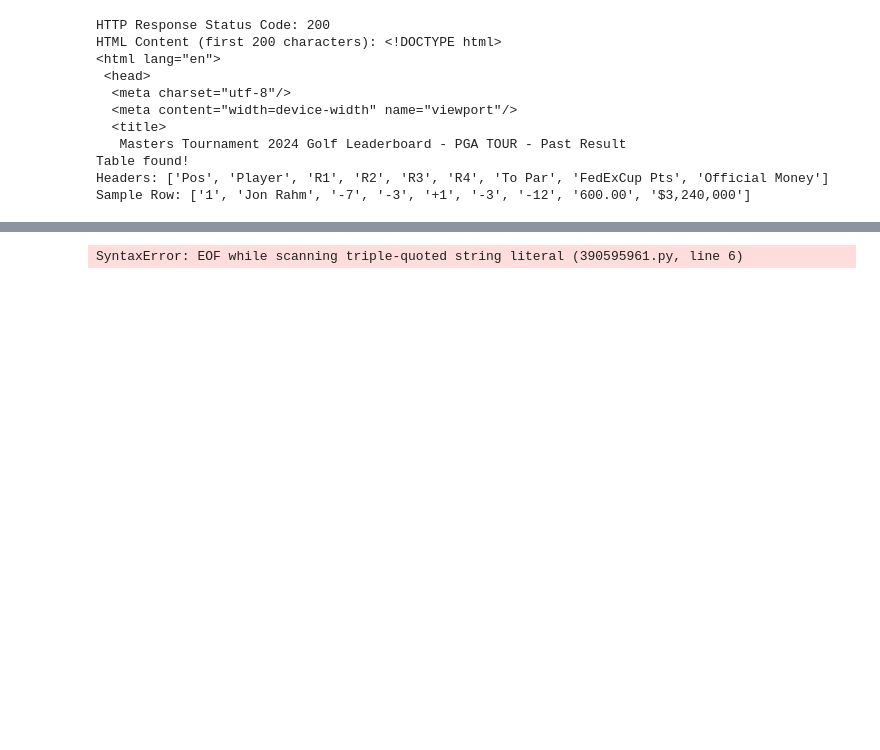
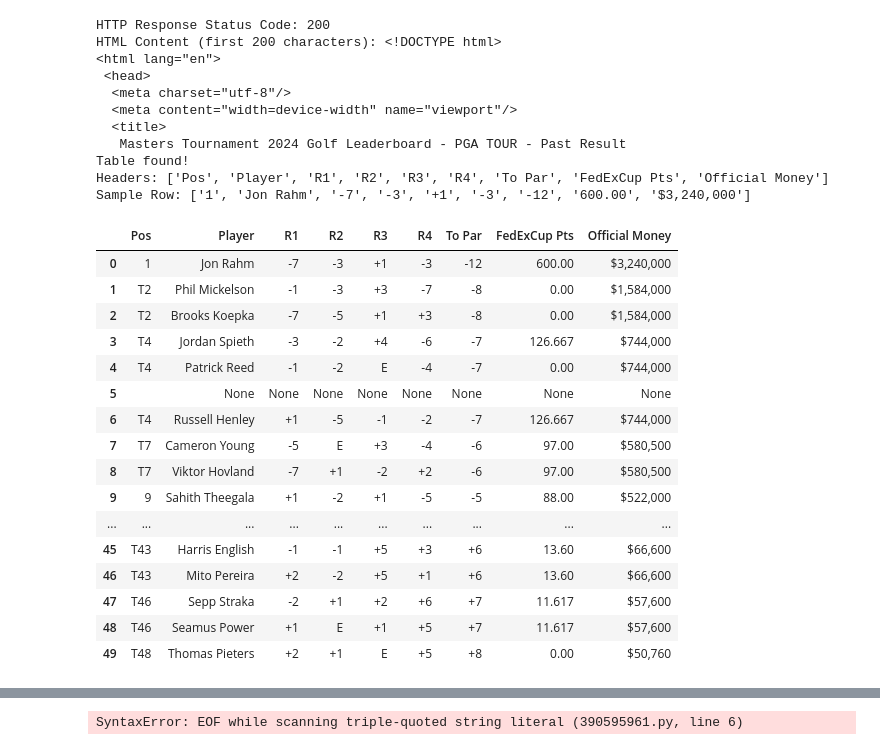
Before and after one commit to kylestrougo/chichi, a Jupyter notebook: sandbox.ipynb, the cells around one changed output, grey strips where cells are left out. Saved outputs shown, nothing was run; the diff lists cells and outputs as text; code cells hidden in the pictures; blank space fills up the shorter version.

```diff
--- a/sandbox.ipynb
+++ b/sandbox.ipynb
@@ -53,15 +54,23 @@ HTML Content (first 200 characters): <!DOCTYPE html>
 Table found!
 Headers: ['Pos', 'Player', 'R1', 'R2', 'R3', 'R4', 'To Par', 'FedExCup Pts', 'Official Money']
 Sample Row: ['1', 'Jon Rahm', '-7', '-3', '+1', '-3', '-12', '600.00', '$3,240,000']
-# %%
-# cleaning
-df.drop(columns=['FedExCup Pts','Official Money'], inplace=True)
-df['Index'] = df.index
-df.set_index('Index', inplace=True)
-
-df.replace('', np.nan, inplace=True)
-df.dropna(axis=0, how='any', inplace=True)
-df['Player'] = df['Player'].str.replace(' \(a\)', '', regex=True)
-df = df[~df['Pos'].str.contains('CUT')]
-columns_to_replace = ['R1', 'R2', 'R3', 'R4', 'To Par']
-df[columns_to_replace] = df[columns_to_replace].replace('E', '0')
+# %%
+df.head(50)
+# %% [output]
+|  | Pos | Player | R1 | R2 | R3 | R4 | To Par | FedExCup Pts | Official Money |
+| 0 | 1 | Jon Rahm | -7 | -3 | +1 | -3 | -12 | 600.00 | $3,240,000 |
+| 1 | T2 | Phil Mickelson | -1 | -3 | +3 | -7 | -8 | 0.00 | $1,584,000 |
+| 2 | T2 | Brooks Koepka | -7 | -5 | +1 | +3 | -8 | 0.00 | $1,584,000 |
+| 3 | T4 | Jordan Spieth | -3 | -2 | +4 | -6 | -7 | 126.667 | $744,000 |
+| 4 | T4 | Patrick Reed | -1 | -2 | E | -4 | -7 | 0.00 | $744,000 |
+| 5 |  | None | None | None | None | None | None | None | None |
+| 6 | T4 | Russell Henley | +1 | -5 | -1 | -2 | -7 | 126.667 | $744,000 |
+| 7 | T7 | Cameron Young | -5 | E | +3 | -4 | -6 | 97.00 | $580,500 |
+| 8 | T7 | Viktor Hovland | -7 | +1 | -2 | +2 | -6 | 97.00 | $580,500 |
+| 9 | 9 | Sahith Theegala | +1 | -2 | +1 | -5 | -5 | 88.00 | $522,000 |
+| ... | ... | ... | ... | ... | ... | ... | ... | ... | ... |
+| 45 | T43 | Harris English | -1 | -1 | +5 | +3 | +6 | 13.60 | $66,600 |
+| 46 | T43 | Mito Pereira | +2 | -2 | +5 | +1 | +6 | 13.60 | $66,600 |
+| 47 | T46 | Sepp Straka | -2 | +1 | +2 | +6 | +7 | 11.617 | $57,600 |
+| 48 | T46 | Seamus Power | +1 | E | +1 | +5 | +7 | 11.617 | $57,600 |
+| 49 | T48 | Thomas Pieters | +2 | +1 | E | +5 | +8 | 0.00 | $50,760 |
```
Also changed, not shown: parts of 6 cells of this notebook, 2 other files.
